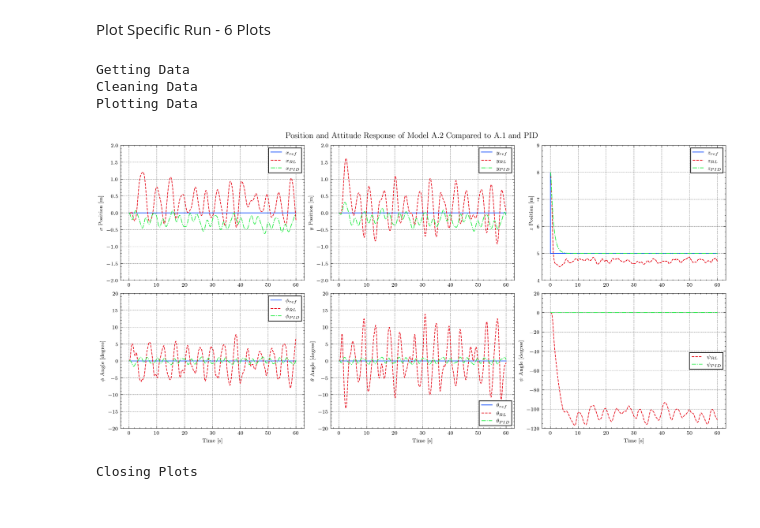
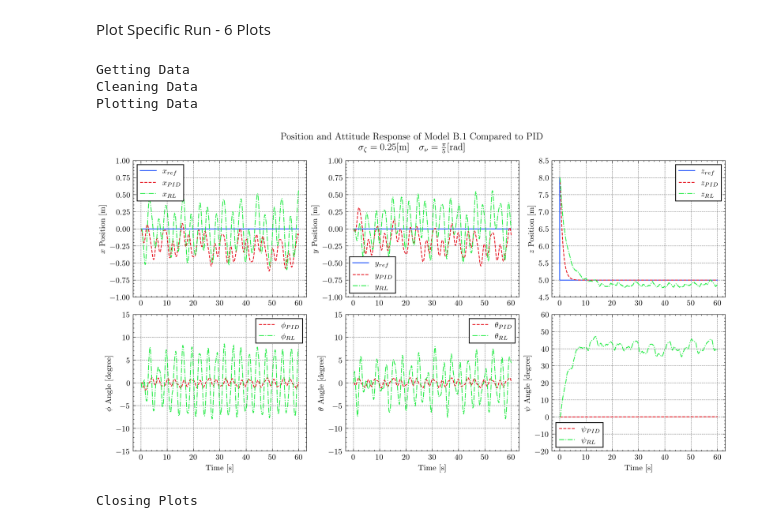
Before and after one commit to fidhalkotta/gym-copter-FTC, a Jupyter notebook: drl/experimentation/rewardModels/modelB/plotTrainingB.ipynb, the cells around one changed output. Saved outputs shown, nothing was run; the diff lists cells and outputs as text; code cells hidden in the pictures.

Commit message:
Fix plotting

```diff
--- a/drl/experimentation/rewardModels/modelB/plotTrainingB.ipynb
+++ b/drl/experimentation/rewardModels/modelB/plotTrainingB.ipynb
@@ -180,7 +201,7 @@ plt.show()
 # %%
 from matplotlib.colors import ListedColormap
 
-plt.style.use(['science', 'high-vis'])
+plt.style.use(['science', 'grid', 'high-vis'])
 
 # Create a list of position sigmas and attitude sigmas
 position_sigmas = sorted(list(set([p for p, a in max_values.keys()])))
@@ -207,7 +228,7 @@ colors = cmap(np.linspace(0.2, 1, cmap.N))
 cmap = ListedColormap(colors)
 
 # create a figure and axis object
-fig, ax = plt.subplots(figsize=(8, 6))
+fig, ax = plt.subplots(figsize=(6.5, 4.7))
 
 # loop through each position and attitude sigma
 for i, p in enumerate(position_sigmas):
@@ -218,7 +239,7 @@ for i, p in enumerate(position_sigmas):
         ax.scatter(a, p, c=max_val, cmap=cmap, vmin=vmin, vmax=vmax, s=50)
 
 # set axis labels and title
-ax.set_xlabel('Attitude Sigma $\sigma_{\\nu}$ [rad]')
+ax.set_xlabel('Angular Velocity Sigma $\sigma_{\\nu}$ [rad]')
 ax.set_ylabel('Position Sigma $\sigma_{\zeta}$  [m]')
 ax.set_title('Maximum Reward Achieved by each Combination of Parameters')
 ax.set_xlim([0.5, 3.5])
@@ -230,7 +251,16 @@ cbar = fig.colorbar(sm)
 cbar.ax.set_ylabel('Maximum Reward Value')
 
 
-# plt.savefig(f'images/sigmaOptimisationScatterPlot.png', dpi=300)
+# Create the text box
+text = "Lower values of $\sigma_{\zeta}$ and $\sigma_{\\nu}$ result\n" \
+       "in greater max values. The best\n" \
+       "combination being $\sigma_{\zeta}=1.0$ and\n" \
+       "$\sigma_{\\nu}=\\frac{\pi}{3}$ with a max reward of $8457$."
+bbox = dict(facecolor='white', edgecolor='black', alpha=0.8)
+fig.text(0.38, 0.7, text, fontsize=9, bbox=bbox, transform=fig.transFigure)
+
+
+plt.savefig(f'images/sigmaOptimisationScatterPlot-v3.pdf', dpi=300)
 
 plt.show()
 # %% [output]
@@ -268,7 +304,9 @@ NEW SINGLE PLOTS
 Plot Specific Run - 6 Plots
 # %%
 print("Getting Data")
-RL_data = pd.read_csv("data/RL-ModelB_V1_1,position_sigma_2,attitude_sigma_3_14159,run_1-2800000.csv")
+# RL_data = pd.read_csv("data/RL-ModelB_V1_1,position_sigma_2,attitude_sigma_3_14159,run_1-2800000.csv")
+project_name = "RL-ModelB_V1_1,position_sigma_0_25,attitude_sigma_0_62832,run_1-2000000"
+RL_data = pd.read_csv(f"data/{project_name}.csv")
 # RL_data_modelA1 = pd.read_csv("data/RL-ModelA_V1_2,run_1-2200000.csv")
 PID_data = pd.read_csv("data/PID-ModelB_V1_1.csv")
 
@@ -295,12 +333,12 @@ symbols = [
 ]
 
 ylims = [
-    [-2, 2],
-    [-2, 2],
-    [4, 9],
-    [-20, 20],
-    [-20, 20],
-    [-120, 20],
+    [-1, 1],
+    [-1, 1],
+    [4.5, 8.5],
+    [-15, 15],
+    [-15, 15],
+    [-20, 60],
 ]
 ylabels = [
     f"${symbols[0]}$ Position [m]",
@@ -315,8 +353,8 @@ reference_signals = [
     [[0, 60], [0, 0]],
     [[0, 60], [0, 0]],
     [[0, 0, 60], [8, 5, 5]],
-    [[0, 60], [0, 0]],
-    [[0, 60], [0, 0]],
+    [],
+    [],
     [],
 ]
 
@@ -325,14 +363,14 @@ plt.style.use(['science', 'grid', 'high-vis'])
 rows = 2
 cols = 3
 
-fig, ax = plt.subplots(rows, cols, figsize=(13, 6.5), sharex='row', layout="constrained")
+fig, ax = plt.subplots(rows, cols, figsize=(11, 6), sharex='row', layout="constrained")
 
 i = 0
 
 print("Plotting Data")
 for row in range(rows):
     for col in range(cols):
-        if i in [0, 1, 2, 3, 4]:
+        if i in [0, 1, 2]:
             ax[row, col].plot(reference_signals[i][0], reference_signals[i][1],
                               label="$" + symbols[i] + "_{ref}$")
         else:
@@ -341,43 +379,44 @@ for row in range(rows):
 
         # l2 = ax[row, col].plot(RL_data_modelA1.iloc[:, 1], RL_data_modelA1.iloc[:, i + 2],
         #                   label="$" + symbols[i] + "_{RL,A.1}$")
+        ax[row, col].plot(PID_data.iloc[:, 1], PID_data.iloc[:, i + 2],
+                          label="$" + symbols[i] + "_{PID}$")
         l1 = ax[row, col].plot(RL_data.iloc[:, 1], RL_data.iloc[:, i + 2],
                           label="$" + symbols[i] + "_{RL}$")
-        ax[row, col].plot(PID_data.iloc[:, 1], PID_data.iloc[:, i + 2],
-                          label="$" + symbols[i] + "_{PID}$")
 
 
 
         # final_point = RL_data.iloc[-1, [1, i + 2]]
         # ax[row, col].plot(final_point[0], final_point[1], 'x', color=l1[0].get_color())
 
         # final_point = RL_data_modelA1.iloc[-1, [1, i + 2]]
         # ax[row, col].plot(final_point[0], final_point[1], 'x', color=l2[0].get_color())
 
-        ax[row, col].set_xlabel("Time [s]", fontsize=8) if row == 1 else None
-        ax[row, col].set_ylabel(ylabels[i], fontsize=8)
+        ax[row, col].set_xlabel("Time [s]", fontsize=10) if row == 1 else None
+        ax[row, col].set_ylabel(ylabels[i], fontsize=10)
         ax[row, col].set_ylim(ylims[i])
-        ax[row, col].tick_params(axis='both', which='major', labelsize=8)
-        ax[row, col].legend(fontsize=8, fancybox=False, edgecolor='black')
+        ax[row, col].tick_params(axis='both', which='major', labelsize=10)
+        ax[row, col].legend(fontsize=10, fancybox=False, edgecolor='black')
 
         i += 1
 
 # Create the text box
 text = "Model A.1 failed at 5.20 seconds.\nModel A.2 failed at 3.68 seconds."
-bbox = dict(facecolor='white', edgecolor='black', alpha=0.5)
-# fig.text(0.85, 0.7, text, fontsize=8, bbox=bbox, transform=fig.transFigure)
+bbox = dict(facecolor='white', edgecolor='black', alpha=0.8)
+# fig.text(0.85, 0.7, text, fontsize=10, bbox=bbox, transform=fig.transFigure)
 
 
-plt.suptitle("Position and Attitude Response of Model A.2 Compared to A.1 and PID")
+plt.suptitle("Position and Attitude Response of Model B.1 Compared to PID\n"
+             "$\sigma_{\zeta}=0.25[\\text{m}] \quad \sigma_{\\nu}=\\frac{\pi}{5} [\\text{rad}]$")
 
-# plt.savefig('images/RL-ModelB_V1_1,position_sigma_2,attitude_sigma_3_14159,run_1-2800000.png', dpi=300)
+plt.savefig(f'images/{project_name}-v2.pdf', dpi=300)
 plt.show()
 
 print("Closing Plots")
 plt.close(fig)
 # %% [output]
 Getting Data
 Cleaning Data
 Plotting Data
-[figure, old version]
+[figure, new version]
 Closing Plots
```
Also changed, not shown: parts of 15 cells of this notebook, 2 other files.
